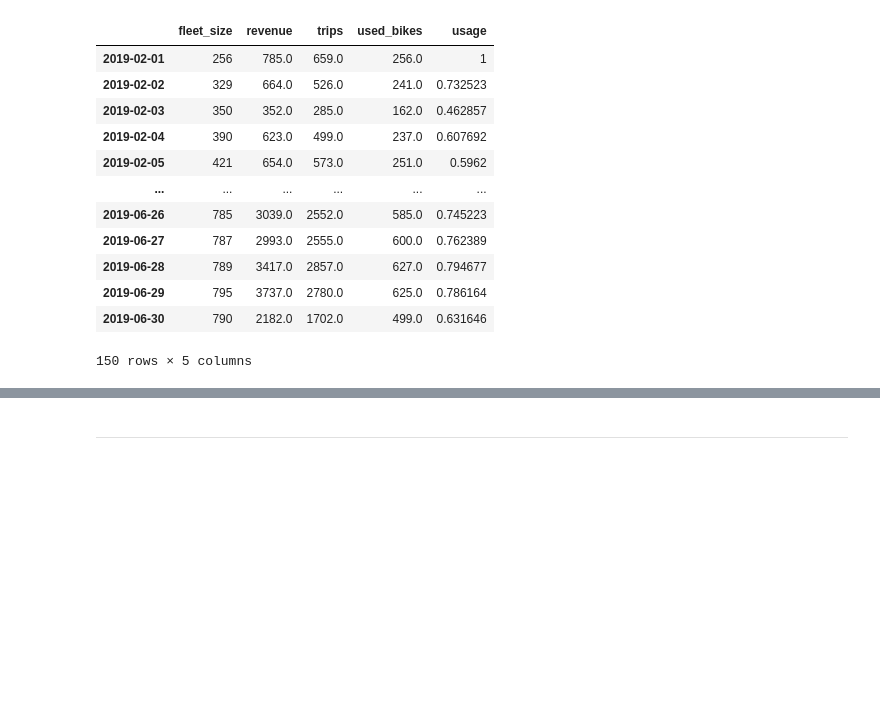
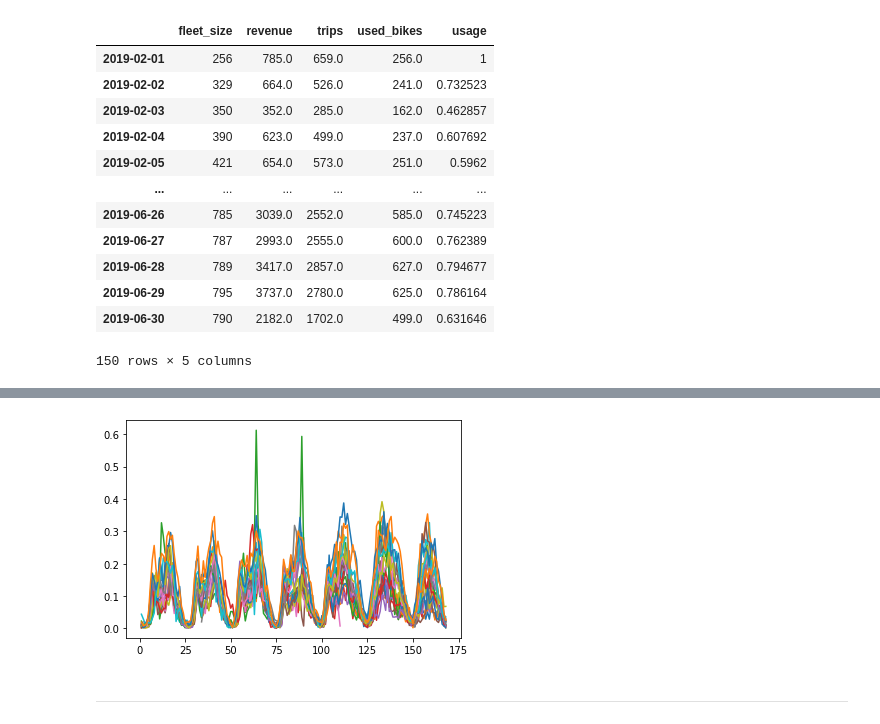
Before and after one commit to dakli002/Analytics, a Jupyter notebook: dataset-clean.ipynb, the cells around one changed output, grey strips where cells are left out. Cells and saved outputs as stored; diff of their text form; code cells hidden in the pictures; blank space fills up the shorter version.

```diff
--- a/dataset-clean.ipynb
+++ b/dataset-clean.ipynb
@@ -216,3 +229,14 @@ df_by_hour_merged
+# %%
+df_by_hour_merged["weektime"] = df_by_hour_merged["weekday"] * 24 + df_by_hour_merged["time"] + 1
+
+
+for week in df_by_hour["week"].unique():
+    df=df_by_hour_merged[df_by_hour_merged["week"]==week]
+    x = df["weektime"]
+    kpi = df["revenue"] / df["fleet_size"]
+    plt.plot(x,kpi)
+# %% [output]
+[figure, added]
 # %% [markdown]
 _____________________________________________________________________________________________________________
 # %% [markdown]
```
Also changed, not shown: parts of 5 cells of this notebook.
